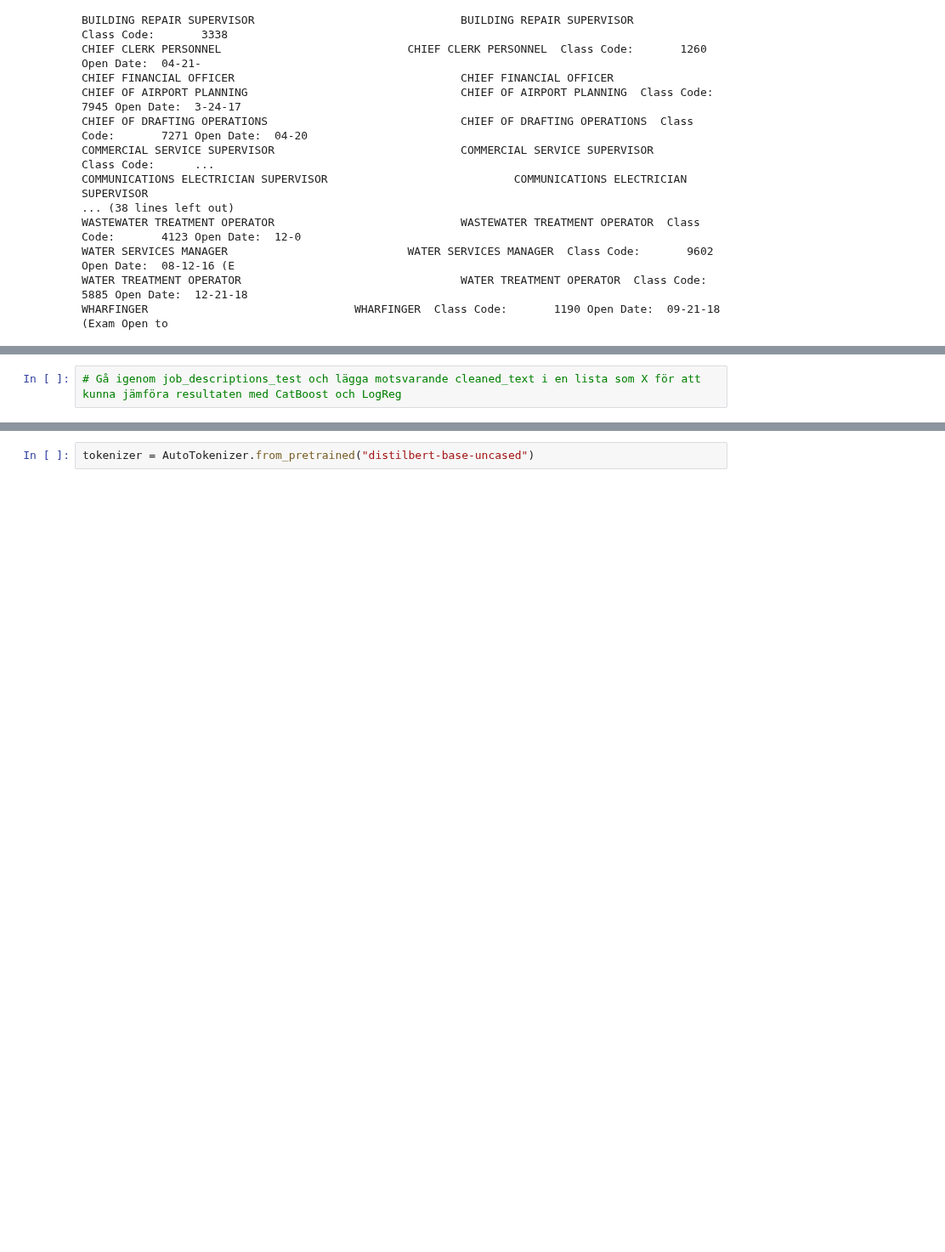
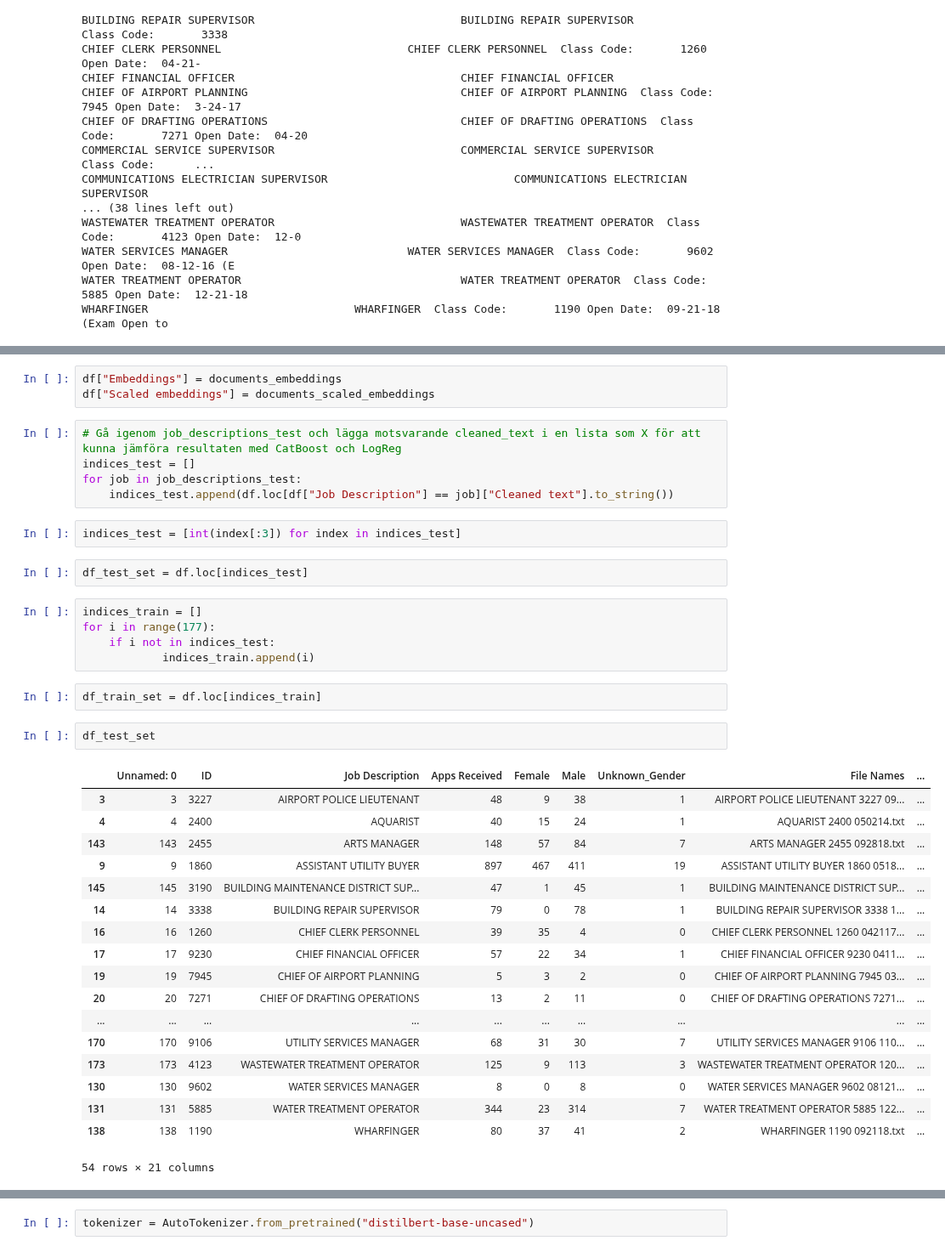
Before and after one commit to JohannaUlveklint/job_discrimination_sandbox, a Jupyter notebook: notebooks/transformer.ipynb, the cells around one changed output, grey strips where cells are left out. Shown at 85% size. Cells and saved outputs as stored; diff of their text form; blank space fills up the shorter version.

```diff
--- a/notebooks/transformer.ipynb
+++ b/notebooks/transformer.ipynb
@@ -92,2 +125,40 @@ WHARFINGER                               WHARFINGER  Class Code:       1190 Open
+# %%
+df["Embeddings"] = documents_embeddings
+df["Scaled embeddings"] = documents_scaled_embeddings
 # %%
 # Gå igenom job_descriptions_test och lägga motsvarande cleaned_text i en lista som X för att kunna jämföra resultaten med CatBoost och LogReg
+indices_test = []
+for job in job_descriptions_test:
+    indices_test.append(df.loc[df["Job Description"] == job]["Cleaned text"].to_string())
+# %%
+indices_test = [int(index[:3]) for index in indices_test]
+# %%
+df_test_set = df.loc[indices_test]
+# %%
+indices_train = []
+for i in range(177):
+    if i not in indices_test:
+            indices_train.append(i)
+# %%
+df_train_set = df.loc[indices_train]
+# %%
+df_test_set
+# %% [output]
+|  | Unnamed: 0 | ID | Job Description | Apps Received | Female | Male | Unknown_Gender | File Names | ... |
+| 3 | 3 | 3227 | AIRPORT POLICE LIEUTENANT | 48 | 9 | 38 | 1 | AIRPORT POLICE LIEUTENANT 3227 09... | ... |
+| 4 | 4 | 2400 | AQUARIST | 40 | 15 | 24 | 1 | AQUARIST 2400 050214.txt | ... |
+| 143 | 143 | 2455 | ARTS MANAGER | 148 | 57 | 84 | 7 | ARTS MANAGER 2455 092818.txt | ... |
+| 9 | 9 | 1860 | ASSISTANT UTILITY BUYER | 897 | 467 | 411 | 19 | ASSISTANT UTILITY BUYER 1860 0518... | ... |
+| 145 | 145 | 3190 | BUILDING MAINTENANCE DISTRICT SUP... | 47 | 1 | 45 | 1 | BUILDING MAINTENANCE DISTRICT SUP... | ... |
+| 14 | 14 | 3338 | BUILDING REPAIR SUPERVISOR | 79 | 0 | 78 | 1 | BUILDING REPAIR SUPERVISOR 3338 1... | ... |
+| 16 | 16 | 1260 | CHIEF CLERK PERSONNEL | 39 | 35 | 4 | 0 | CHIEF CLERK PERSONNEL 1260 042117... | ... |
+| 17 | 17 | 9230 | CHIEF FINANCIAL OFFICER | 57 | 22 | 34 | 1 | CHIEF FINANCIAL OFFICER 9230 0411... | ... |
+| 19 | 19 | 7945 | CHIEF OF AIRPORT PLANNING | 5 | 3 | 2 | 0 | CHIEF OF AIRPORT PLANNING 7945 03... | ... |
+| 20 | 20 | 7271 | CHIEF OF DRAFTING OPERATIONS | 13 | 2 | 11 | 0 | CHIEF OF DRAFTING OPERATIONS 7271... | ... |
+| ... | ... | ... | ... | ... | ... | ... | ... | ... | ... |
+| 170 | 170 | 9106 | UTILITY SERVICES MANAGER | 68 | 31 | 30 | 7 | UTILITY SERVICES MANAGER 9106 110... | ... |
+| 173 | 173 | 4123 | WASTEWATER TREATMENT OPERATOR | 125 | 9 | 113 | 3 | WASTEWATER TREATMENT OPERATOR 120... | ... |
+| 130 | 130 | 9602 | WATER SERVICES MANAGER | 8 | 0 | 8 | 0 | WATER SERVICES MANAGER 9602 08121... | ... |
+| 131 | 131 | 5885 | WATER TREATMENT OPERATOR | 344 | 23 | 314 | 7 | WATER TREATMENT OPERATOR 5885 122... | ... |
+| 138 | 138 | 1190 | WHARFINGER | 80 | 37 | 41 | 2 | WHARFINGER 1190 092118.txt | ... |
+54 rows × 21 columns
```
Also changed, not shown: parts of 9 cells of this notebook.
